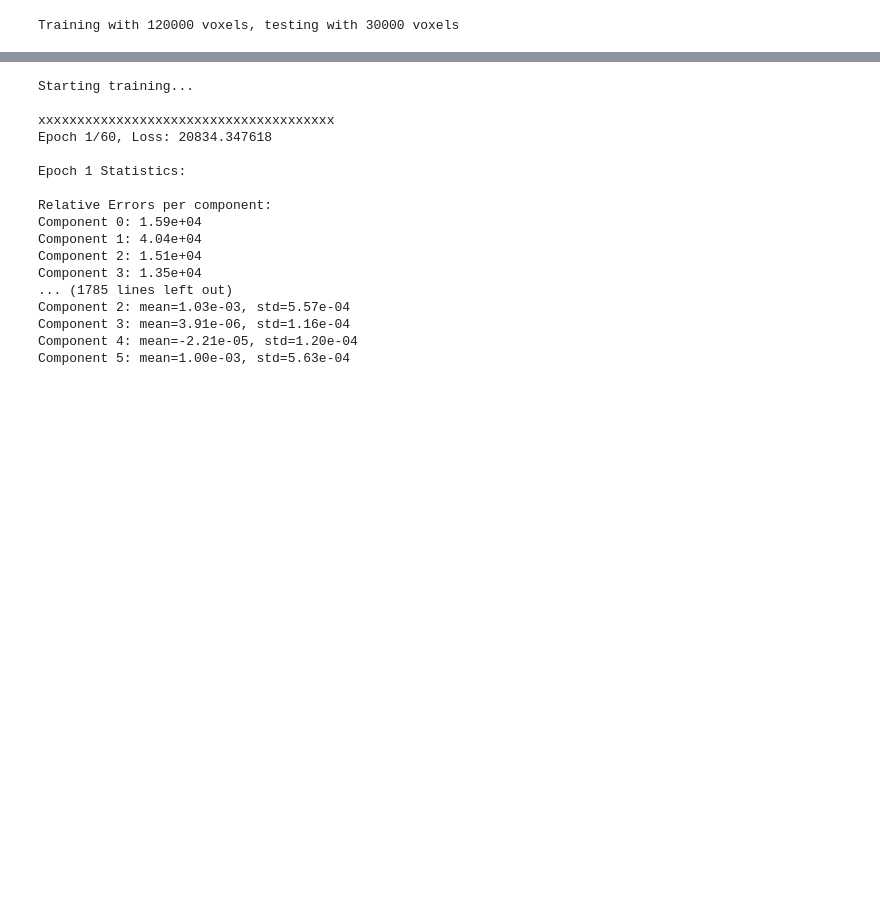
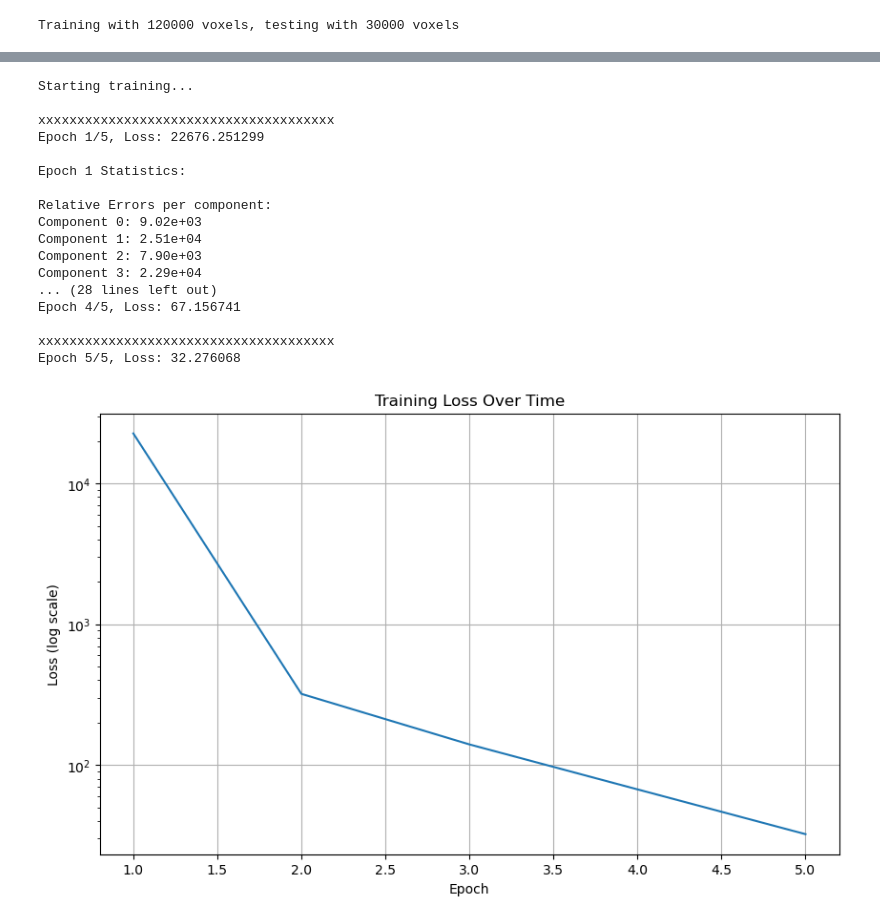
Before and after one commit to ib565/DTI-Tensor-GNN, a Jupyter notebook: gnn_tensor_est_V5.ipynb, the cells around one changed output, grey strips where cells are left out. Saved outputs shown, nothing was run; the diff lists cells and outputs as text; code cells hidden in the pictures; blank space fills up the shorter version.

Commit message:
add metrics and viz. change code structure a bit.

```diff
--- a/gnn_tensor_est_V5.ipynb
+++ b/gnn_tensor_est_V5.ipynb
@@ -160,7 +165,7 @@ class DiffusionGNN(torch.nn.Module):
         )
 
         self.register_buffer('loss_weights',
-            torch.tensor([10, 500, 10, 500, 500, 10]))
+            torch.tensor([10, 1000, 10, 1000, 1000, 10]))
 
 
     def forward(self, x, edge_index, edge_attr, batch):
@@ -230,16 +235,17 @@ class DiffusionConv(MessagePassing):
         return self.mlp(tmp) * edge_weight.view(-1,1)
 # %%
 def convert_to_torch_geometric(nodes, edges, edge_weights, tensors):
+    """ convert graph to geometric object"""
     data_list = []
     device = nodes.device
 
     for i in range(len(nodes)):
         tensor = tensors[i].reshape(-1, 6) if len(tensors[i].shape) == 1 else tensors[i]
         data = Data(
-            x=nodes[i],  # Already GPU tensor
+            x=nodes[i],
             edge_index = edges[i].clone().detach().to(dtype=torch.long, device=device).T,
             edge_attr=edge_weights[i].clone().detach().to(dtype=torch.float, device=device),
-            y=tensor  # Already GPU tensor
+            y=tensor
         )
         data_list.append(data)
 
@@ -262,6 +284,7 @@ def evaluate_model(pred, gt, epoch, print_results=True):
         Dictionary of metrics
     """
     metrics = {}
+    metrics['epoch'] = epoch
 
     # Component-wise statistics and relative errors
     for i in range(6):
@@ -276,16 +299,22 @@ def evaluate_model(pred, gt, epoch, print_results=True):
         metrics[f'gt_std_{i}'] = np.std(gt[:,i])
 
     # Mean Diffusivity error
-    pred_md = np.mean([pred[:,0], pred[:,2], pred[:,5]], axis=0)  # Dxx, Dyy, Dzz
-    gt_md = np.mean([gt[:,0], gt[:,2], gt[:,5]], axis=0)
-    metrics['md_rel_error'] = np.mean(np.abs(pred_md - gt_md) / (np.abs(gt_md) + 1e-10))
+    pred_md = calculate_MD(pred)
+    gt_md = calculate_MD(gt)
+    metrics['md_error'] = np.mean(np.abs(pred_md - gt_md))
+
+    # FA absolute error
+    pred_fa = calculate_FA_approx(pred)
+    gt_fa = calculate_FA_approx(gt)
+    metrics['fa_error'] = np.mean(np.abs(pred_fa - gt_fa))
 
     if print_results:
         print(f"\nEpoch {epoch+1} Statistics:")
         print("\nRelative Errors per component:")
         for i in range(6):
             print(f"Component {i}: {metrics[f'rel_error_{i}']:.2e}")
-        print(f"Mean Diffusivity Error: {metrics['md_rel_error']:.2e}")
+        print(f"Mean Diffusivity Absolute Error: {metrics['md_error']:.2e}")
+        print(f"FA Absolute Error: {metrics['fa_error']:.2e}")
 
         print("\nPrediction Statistics:")
         for i in range(6):
@@ -430,7 +422,9 @@ import time
 # Training
 model = DiffusionGNN(hidden_dim=128).to(device)
 optimizer = optim.Adam(model.parameters(), lr=0.0005)
-epochs = 60
+epochs = 5
+losses = []
+all_metrics = []
 print("Starting training...")
 for epoch in range(epochs):
     # Select direction set for this epoch
@@ -481,27 +475,39 @@ for epoch in range(epochs):
 
     # Print epoch results
     avg_loss = epoch_loss / n_batches
+    losses.append(avg_loss)
     print("\nxxxxxxxxxxxxxxxxxxxxxxxxxxxxxxxxxxxxxx")
     print(f"Epoch {epoch+1}/{epochs}, Loss: {avg_loss:.6f}")
 
     # Evaluate epoch performance
-    if epoch % 1 == 0:
-        _ = evaluate_model(epoch_pred, epoch_gt, epoch)
+    if epoch % 5 == 0:
+        metrics = evaluate_model(epoch_pred, epoch_gt, epoch)
+        all_metrics.append(metrics)
 # %% [output]
 Starting training...
 
 xxxxxxxxxxxxxxxxxxxxxxxxxxxxxxxxxxxxxx
-Epoch 1/60, Loss: 20834.347618
+Epoch 1/5, Loss: 22676.251299
 
 Epoch 1 Statistics:
 
 Relative Errors per component:
-Component 0: 1.59e+04
-Component 1: 4.04e+04
-Component 2: 1.51e+04
-Component 3: 1.35e+04
-... (1785 lines left out)
-Component 2: mean=1.03e-03, std=5.57e-04
-Component 3: mean=3.91e-06, std=1.16e-04
-Component 4: mean=-2.21e-05, std=1.20e-04
-Component 5: mean=1.00e-03, std=5.63e-04
+Component 0: 9.02e+03
+Component 1: 2.51e+04
+Component 2: 7.90e+03
+Component 3: 2.29e+04
+... (28 lines left out)
+Epoch 4/5, Loss: 67.156741
+
+xxxxxxxxxxxxxxxxxxxxxxxxxxxxxxxxxxxxxx
+Epoch 5/5, Loss: 32.276068
+# %%
+plt.figure(figsize=(10, 6))
+plt.semilogy(range(1, len(losses) + 1), losses)  # Using log scale for y-axis
+plt.xlabel('Epoch')
+plt.ylabel('Loss (log scale)')
+plt.title('Training Loss Over Time')
+plt.grid(True)
+plt.show()
+# %% [output]
+[figure, added]
```
Also changed, not shown: parts of 25 cells of this notebook.
